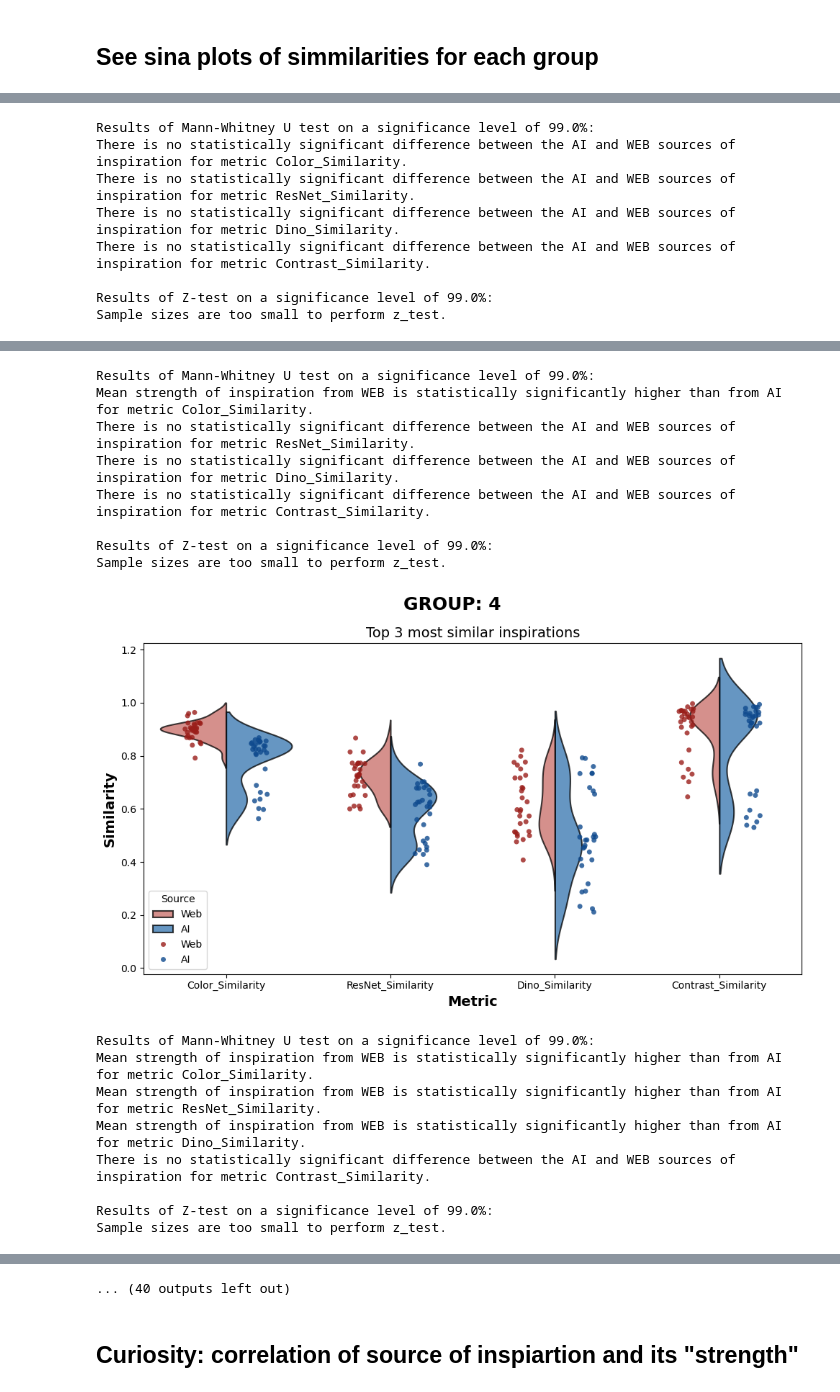
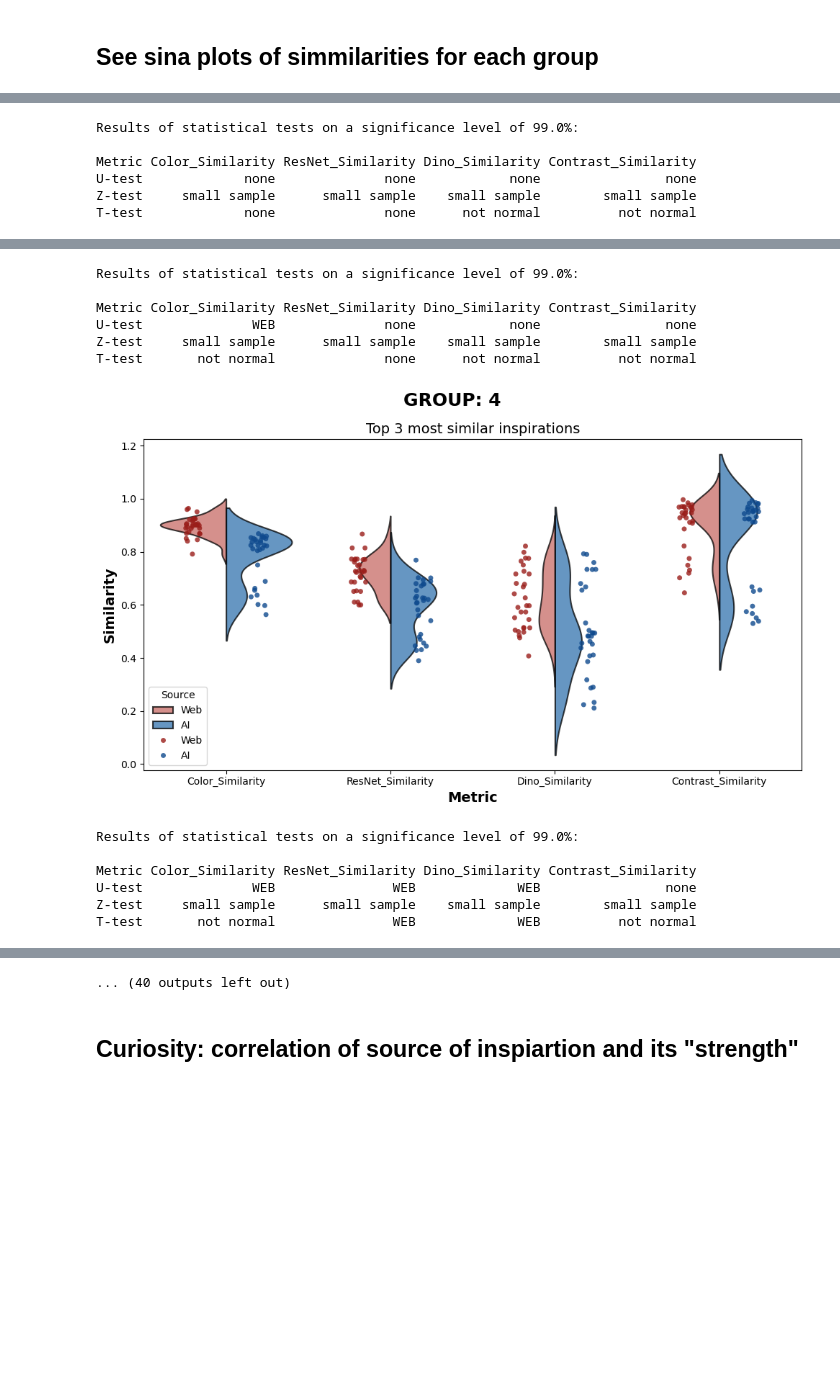
Before and after one commit to adamtms/AI-nspired, a Jupyter notebook: group_scores.ipynb, the cells around one changed output, grey strips where cells are left out. Cells and saved outputs as stored; diff of their text form; code cells hidden in the pictures; blank space fills up the shorter version.

Commit message:
Add t-test and table for printing

```diff
--- a/group_scores.ipynb
+++ b/group_scores.ipynb
@@ -268,10 +355,8 @@ def show_simmilarity(group_id, top_count=5):
 for i in range(1, 26):
     data = show_simmilarity(i, 3)
 
-    perform_mannwhitneyu_test(data, 0.01)
-    perform_z_test(data, 0.01)
+    perform_tests_table(data, 0.01)
 
 data = show_simmilarity(27, 3)
-perform_mannwhitneyu_test(data, 0.01)
-perform_z_test(data, 0.01)
+perform_tests_table(data, 0.01)
 # %% [output]
@@ -288,8 +371,6 @@ Sample sizes are too small to perform z_test.
-Results of Mann-Whitney U test on a significance level of 99.0%:
-There is no statistically significant difference between the AI and WEB sources of inspiration for metric Color_Similarity.
-There is no statistically significant difference between the AI and WEB sources of inspiration for metric ResNet_Similarity.
-There is no statistically significant difference between the AI and WEB sources of inspiration for metric Dino_Similarity.
-There is no statistically significant difference between the AI and WEB sources of inspiration for metric Contrast_Similarity.
+Results of statistical tests on a significance level of 99.0%:
 
-Results of Z-test on a significance level of 99.0%:
-Sample sizes are too small to perform z_test.
+Metric Color_Similarity ResNet_Similarity Dino_Similarity Contrast_Similarity
+U-test             none              none            none                none
+Z-test     small sample      small sample    small sample        small sample
+T-test             none              none      not normal          not normal
@@ -297,17 +378,13 @@ Sample sizes are too small to perform z_test.
-Results of Mann-Whitney U test on a significance level of 99.0%:
-Mean strength of inspiration from WEB is statistically significantly higher than from AI for metric Color_Similarity.
-There is no statistically significant difference between the AI and WEB sources of inspiration for metric ResNet_Similarity.
-There is no statistically significant difference between the AI and WEB sources of inspiration for metric Dino_Similarity.
-There is no statistically significant difference between the AI and WEB sources of inspiration for metric Contrast_Similarity.
+Results of statistical tests on a significance level of 99.0%:
 
-Results of Z-test on a significance level of 99.0%:
-Sample sizes are too small to perform z_test.
+Metric Color_Similarity ResNet_Similarity Dino_Similarity Contrast_Similarity
+U-test              WEB              none            none                none
+Z-test     small sample      small sample    small sample        small sample
+T-test       not normal              none      not normal          not normal
-[figure, old version]
+[figure, new version]
-Results of Mann-Whitney U test on a significance level of 99.0%:
-Mean strength of inspiration from WEB is statistically significantly higher than from AI for metric Color_Similarity.
-Mean strength of inspiration from WEB is statistically significantly higher than from AI for metric ResNet_Similarity.
-Mean strength of inspiration from WEB is statistically significantly higher than from AI for metric Dino_Similarity.
-There is no statistically significant difference between the AI and WEB sources of inspiration for metric Contrast_Similarity.
+Results of statistical tests on a significance level of 99.0%:
 
-Results of Z-test on a significance level of 99.0%:
-Sample sizes are too small to perform z_test.
+Metric Color_Similarity ResNet_Similarity Dino_Similarity Contrast_Similarity
+U-test              WEB               WEB             WEB                none
+Z-test     small sample      small sample    small sample        small sample
+T-test       not normal               WEB             WEB          not normal
```
Also changed, not shown: parts of 5 cells of this notebook.
